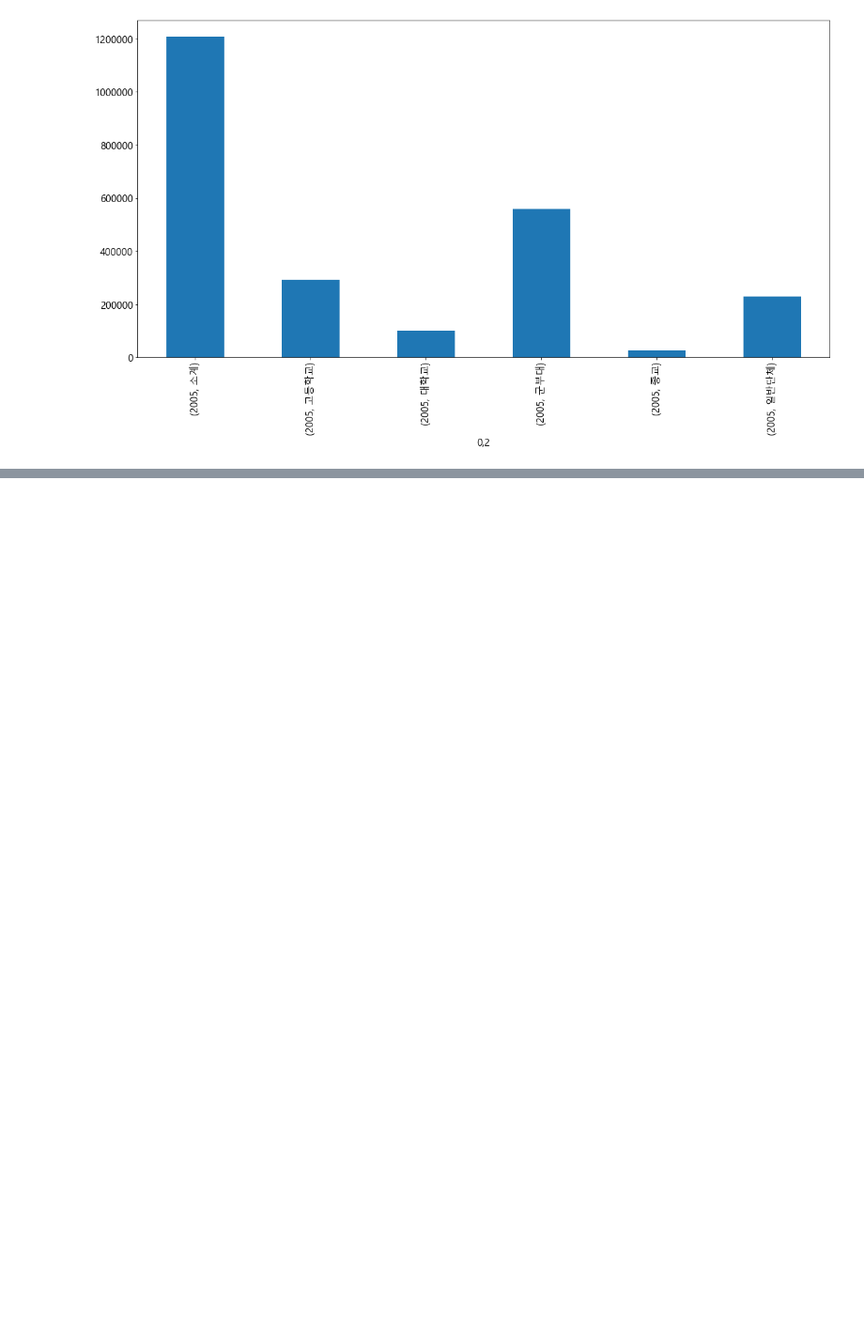
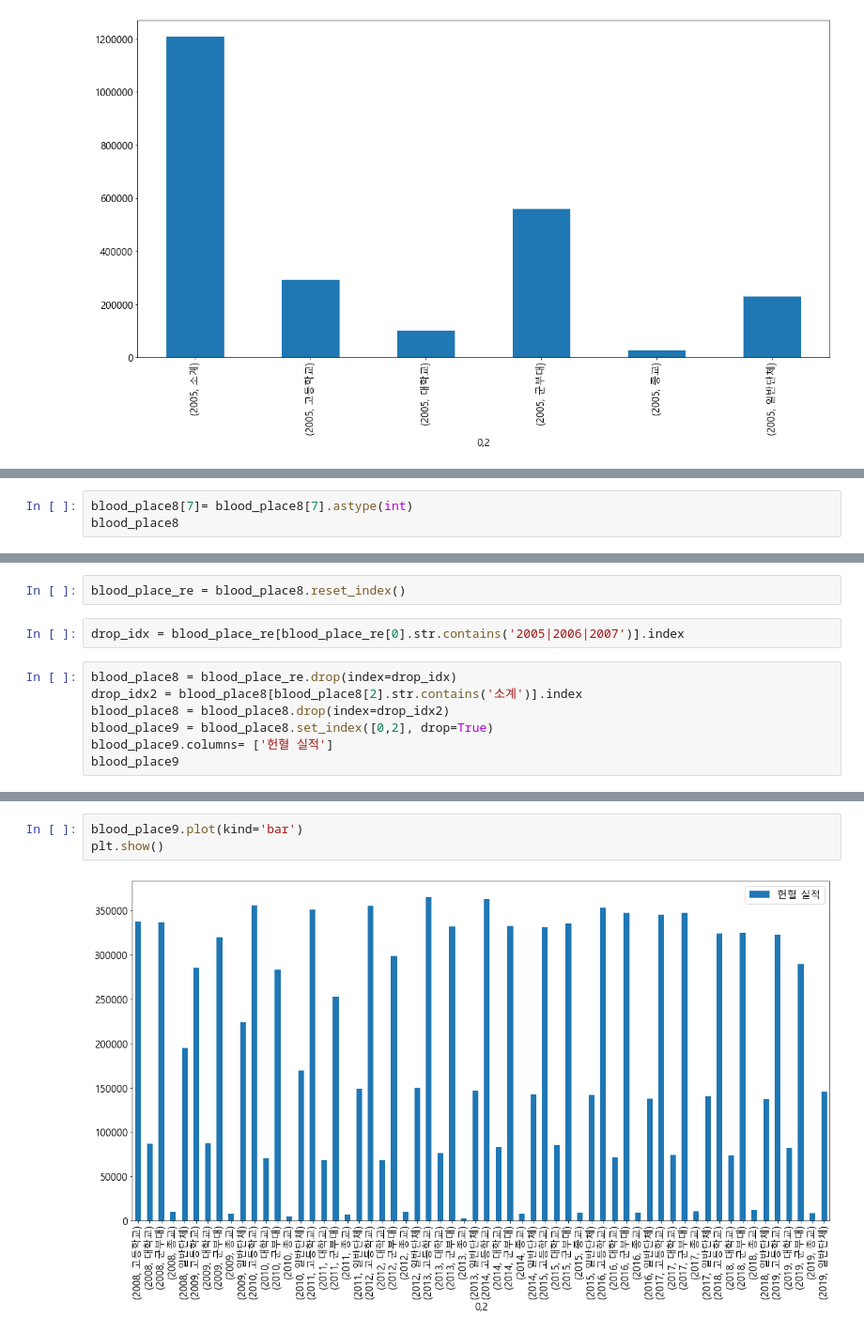
Before and after one commit to dch9610/BAB_Project, a Jupyter notebook: 데이터 분석용 전처리 과정.ipynb, the cells around one changed output, grey strips where cells are left out. Shown: that part at 94% size. Saved outputs shown, nothing was run; the diff lists cells and outputs as text; blank space fills up the shorter version.

```diff
--- a/데이터 분석용 전처리 과정.ipynb
+++ b/데이터 분석용 전처리 과정.ipynb
@@ -551,0 +557,3 @@ blood_place5[[0,2,3,7]]
+# %%
+blood_place8[7]= blood_place8[7].astype(int)
+blood_place8
@@ -551,0 +575,11 @@ blood_place5[[0,2,3,7]]
+# %%
+blood_place_re = blood_place8.reset_index()
+# %%
+drop_idx = blood_place_re[blood_place_re[0].str.contains('2005|2006|2007')].index
+# %%
+blood_place8 = blood_place_re.drop(index=drop_idx)
+drop_idx2 = blood_place8[blood_place8[2].str.contains('소계')].index
+blood_place8 = blood_place8.drop(index=drop_idx2)
+blood_place9 = blood_place8.set_index([0,2], drop=True)
+blood_place9.columns= ['헌혈 실적']
+blood_place9
@@ -551,0 +605,5 @@ blood_place5[[0,2,3,7]]
+# %%
+blood_place9.plot(kind='bar')
+plt.show()
+# %% [output]
+[figure, added]
```
Also changed, not shown: parts of 10 cells of this notebook, 2 other files.
